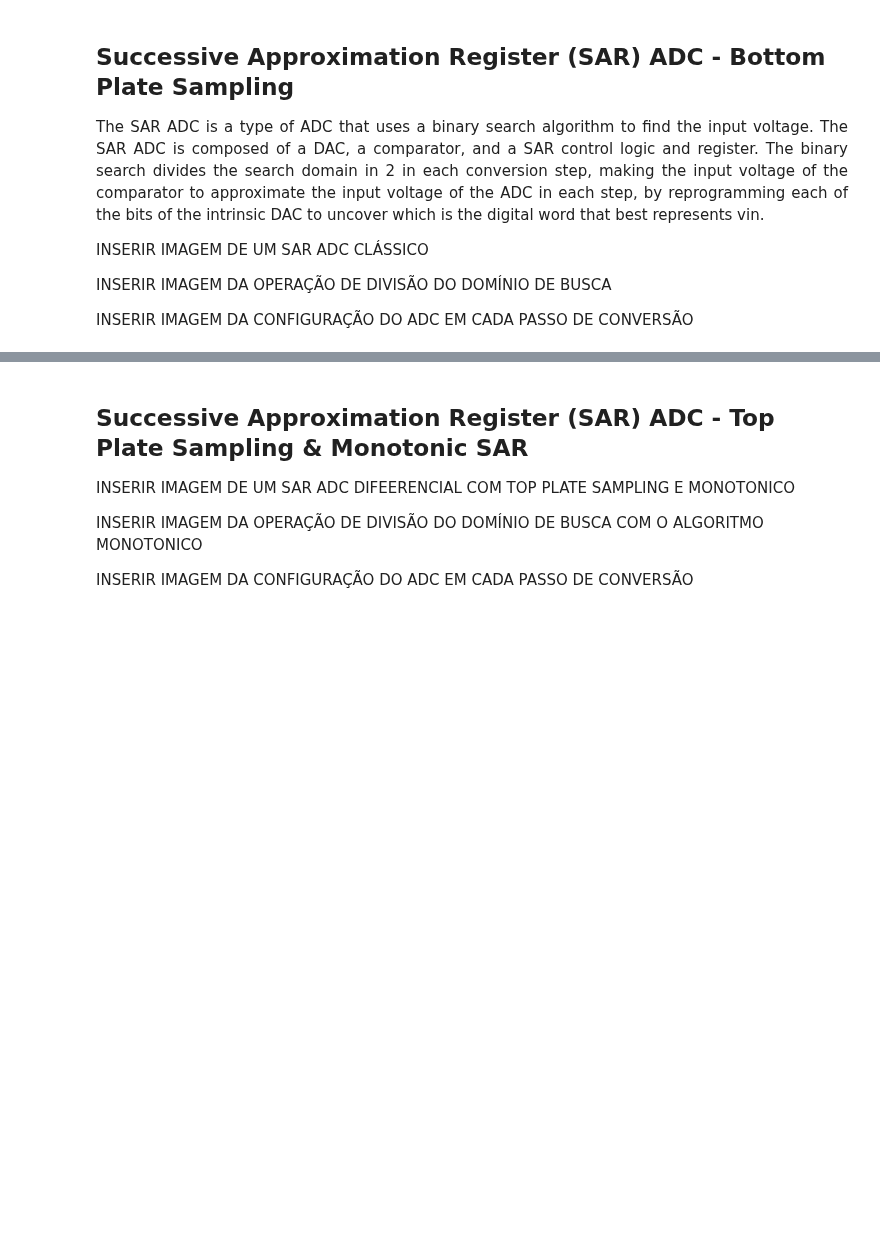
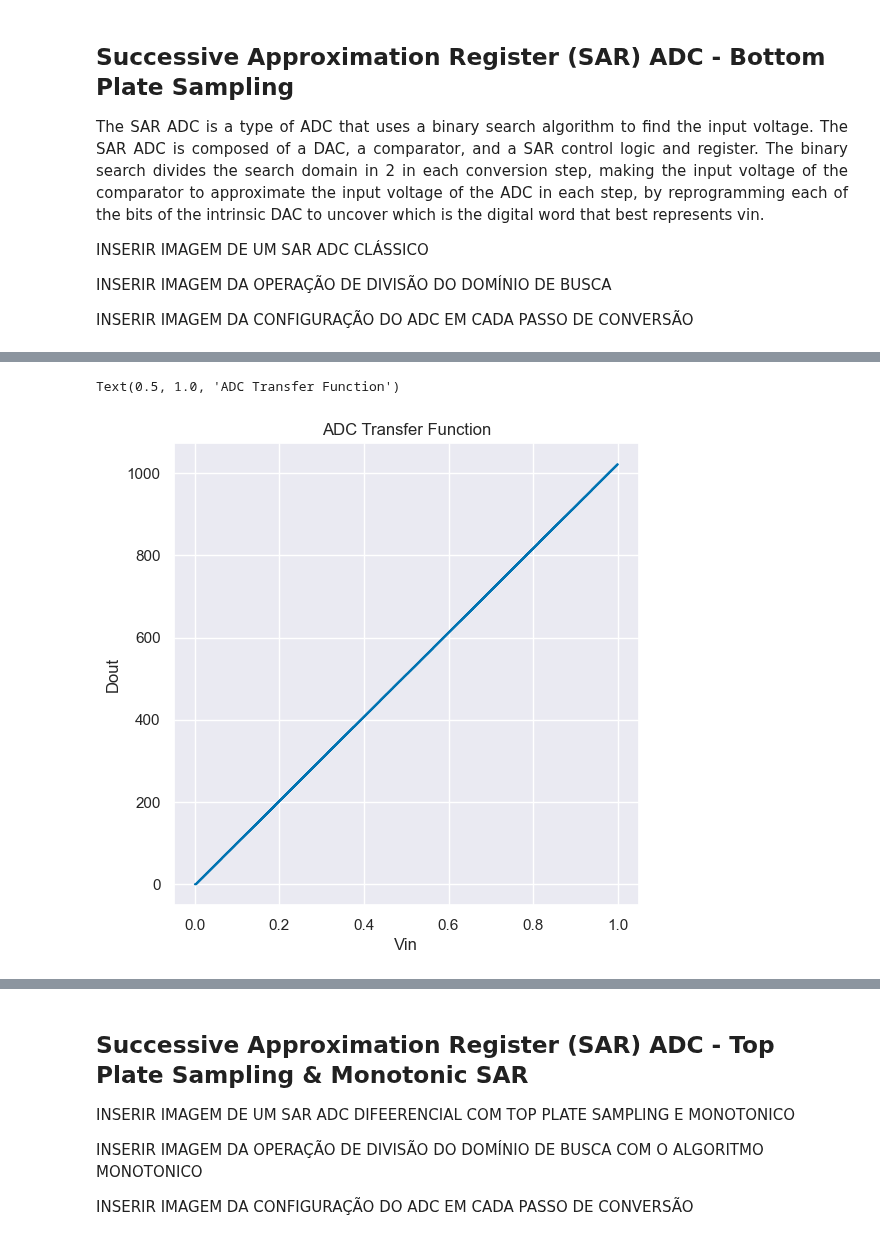
Before and after one commit to das-dias/signal-converters-notebooks, a Jupyter notebook: practical_classes/practical_class_10.ipynb, the cells around one changed output, grey strips where cells are left out. Cells and saved outputs as stored; diff of their text form; code cells hidden in the pictures; blank space fills up the shorter version.

```diff
--- a/practical_classes/practical_class_10.ipynb
+++ b/practical_classes/practical_class_10.ipynb
@@ -2,0 +22,7 @@
+# %%
+# number of simulation points
+Np = 2**13
+# define the time base
+Fs = 1e9 # Hz
+Ts = 1/Fs # s
+tD = np.arange(0,Np)*Ts; # (0:Np-1) == np.arange(0,Np)
@@ -3,3 +97,11 @@
+# %%
+# CONTROL VARIABLES FOR ALL SIMULATIONS
+# setup mponte carlo analysis
+NUM_CIRCUITS        = 1000 # number of circuits in monte carlo simulation
+CAP_MISMATCH_MEAN   = 0.0
+CAP_MISMATCH_STD    = 0.01 # 1% Capacitance mismatch
+NUM_COMP_OFSTS      = 5 # number of comparator offsets to be simulated
+MAX_COMP_OFST       = 5*mV # maximum comparator offset
 # %% [markdown]
 <h2 align="left"> Successive Approximation Register (SAR) ADC - Bottom Plate Sampling </h2>
 
@@ -12,3 +114,15 @@ INSERIR IMAGEM DE UM SAR ADC CLÁSSICO
 INSERIR IMAGEM DA OPERAÇÃO DE DIVISÃO DO DOMÍNIO DE BUSCA
 
 INSERIR IMAGEM DA CONFIGURAÇÃO DO ADC EM CADA PASSO DE CONVERSÃO
+# %%
+# setup the ADC parameters
+vref      = vdd   # reference voltage of the whole 2-step adc
+
+adc_gain  = 1
+vref      = vref / adc_gain
+vrefp     = vcm + vref/2
+vrefn     = vcm - vref/2
+Nbits     = 10
+vlsb      = vref/(2**Nbits)
+
+vin1    = np.linspace(vrefn, vrefp, Np) # ramp input for an equal probability distribution of the input signal
@@ -14,0 +263,11 @@ INSERIR IMAGEM DA CONFIGURAÇÃO DO ADC EM CADA PASSO DE CONVERSÃO
+# %%
+# observe dout against vin
+fig, ax = plt.subplots(figsize=(6, 6))
+ax.step(vin1, dout_dec)
+ax.set_xlabel('Vin')
+ax.set_ylabel('Dout')
+ax.grid(True)
+ax.set_title('ADC Transfer Function')
+# %% [output]
+Text(0.5, 1.0, 'ADC Transfer Function')
+[figure, added]
```
Also changed, not shown: parts of 39 cells of this notebook.
